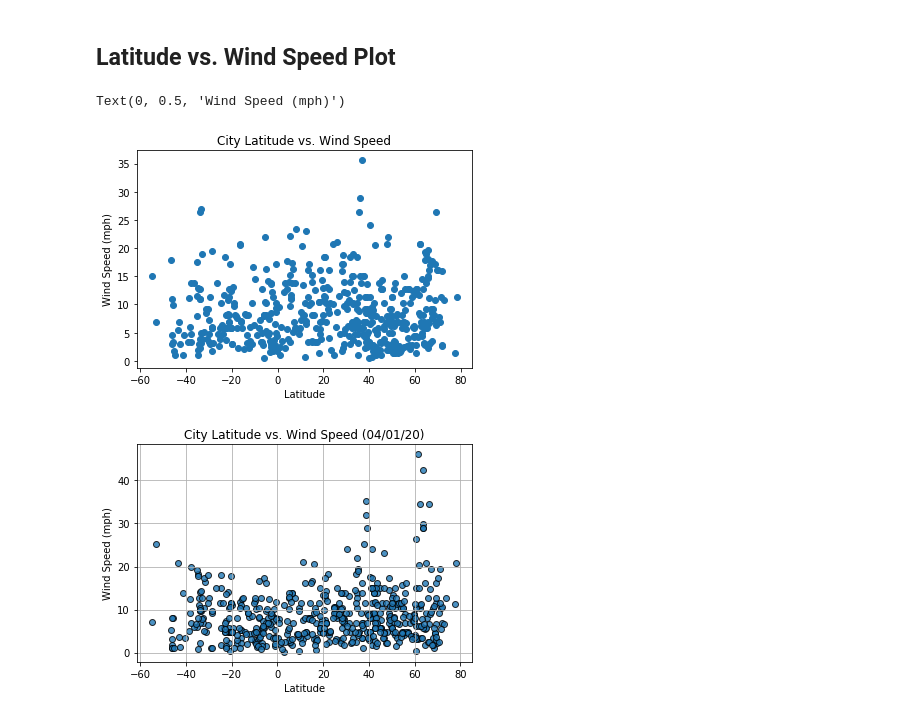
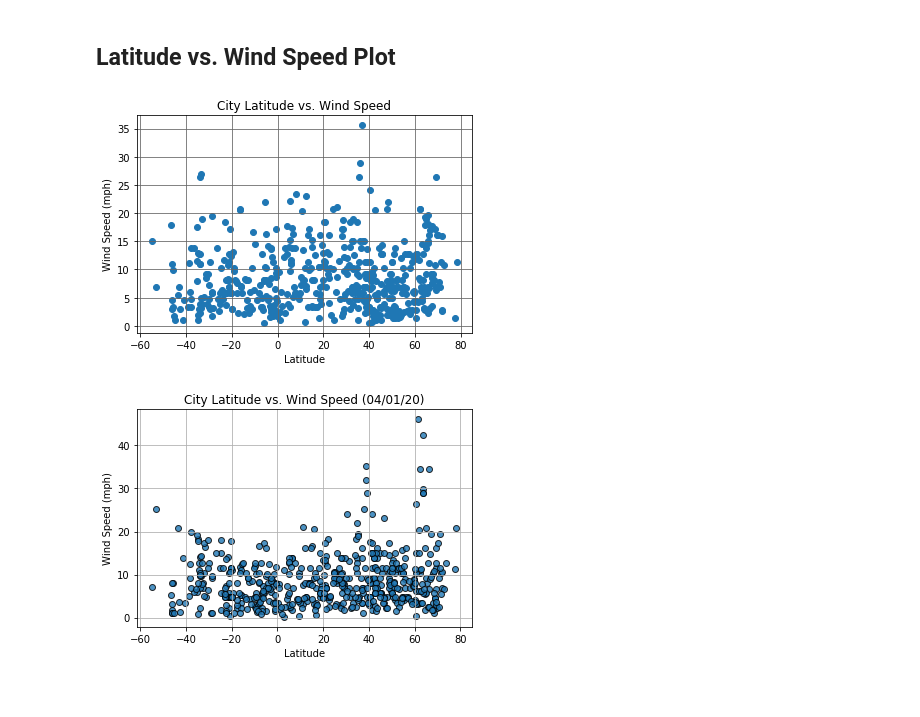
Before and after one commit to chenchcgt/python-api-challenge, a Jupyter notebook: WeatherPy/starter_code/WeatherPy.ipynb, the cells around one changed output. Saved outputs shown, nothing was run; the diff lists cells and outputs as text; code cells hidden in the pictures.

```diff
--- a/WeatherPy/starter_code/WeatherPy.ipynb
+++ b/WeatherPy/starter_code/WeatherPy.ipynb
@@ -356,15 +356,15 @@ Text(0, 0.5, 'Cloudiness (%)')
 # %%
 lat = clean_city_data_df['Lat']
 wind_speed = clean_city_data_df['Wind Speed']
-# print(temp)
+# print(wind_speed)
 
 plt.scatter(lat,wind_speed)
 plt.title('City Latitude vs. Wind Speed')
 plt.xlabel('Latitude')
 plt.ylabel('Wind Speed (mph)')
+plt.grid(b=True, which='major', color='#666666', linestyle='-')
 # %% [output]
-Text(0, 0.5, 'Wind Speed (mph)')
-[figure, old version]
+[figure, new version]
 # %%
 # %% [output]
 [figure]
```
Also changed, not shown: parts of 16 cells of this notebook.
